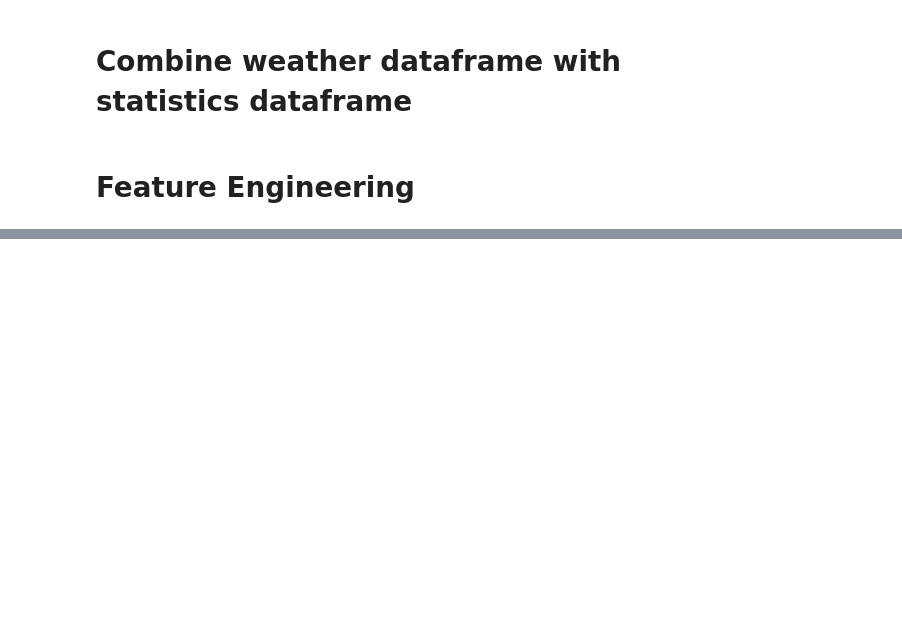
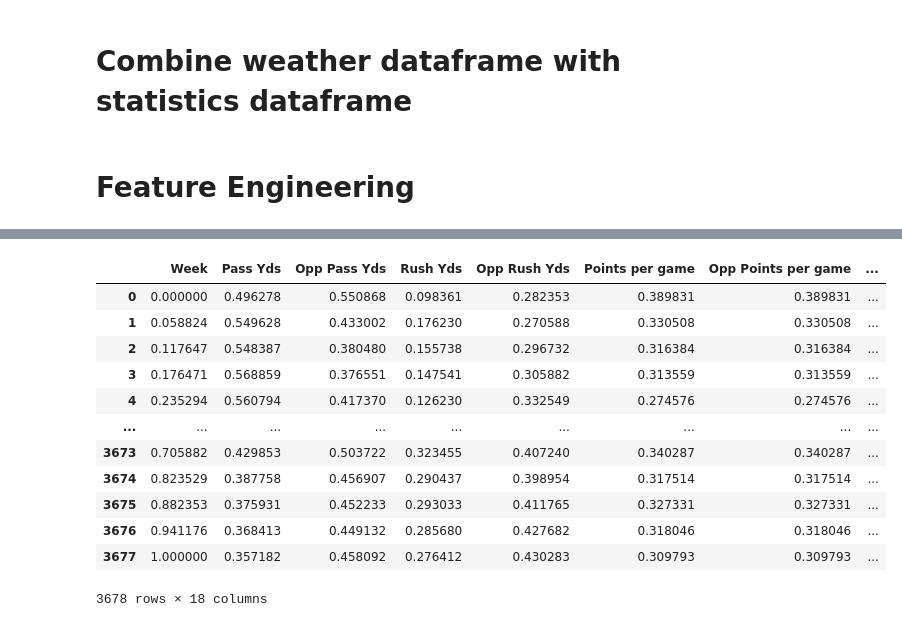
Before and after one commit to TylerG101/NFL_betting_algorithm, a Jupyter notebook: Functions_and_Notebooks/Data_scraping_cleaning.ipynb, the cells around one changed output, grey strips where cells are left out. Cells and saved outputs as stored; diff of their text form; code cells hidden in the pictures; blank space fills up the shorter version.

```diff
--- a/Functions_and_Notebooks/Data_scraping_cleaning.ipynb
+++ b/Functions_and_Notebooks/Data_scraping_cleaning.ipynb
@@ -281,2 +307,26 @@ label_column = le.fit_transform(train_data_raw['Result'])
+# %%
+###For the team names and opponent team names, we'll encode this manually as we want to have the same encoding for both columns
+###Make a dict with our mapping
+Teams = [x for x in train_data_raw['Team'].unique()]
+Team_mapping = {}
+for i in range(len(Teams)):
+    Team_mapping[Teams[i]] = i
+
+###Now encode the Team and Opp Team features with this mapping
+Team_encoded = []
+for i in train_data_raw['Team']:
+    Team_encoded.append(Team_mapping[i])
+Team_encoded = pd.DataFrame(Team_encoded)
+
+Opp_Team_encoded = []
+for i in train_data_raw['Opp Team']:
+    Opp_Team_encoded.append(Team_mapping[i])
+Opp_Team_encoded = pd.DataFrame(Opp_Team_encoded)
+# %%
+#Now these need to be scaled
+Team_encoded = pd.DataFrame(scaler.fit_transform(Team_encoded))
+Team_encoded.columns = ['Team']
+Opp_Team_encoded = pd.DataFrame(scaler.fit_transform(Opp_Team_encoded))
+Opp_Team_encoded.columns = ['Opp Team']
 # %%
 ###The Location column can be binarized for home or away (NaN or @ here)
@@ -289,2 +338,31 @@ Weather = ohe.fit_transform(pd.DataFrame(train_data_raw['Weather']))
 # %%
-###The rest of the features are numerical, so we will standardize and normalize (temperature is included here, we just need to strip off the °F)
+###The rest of the features are numerical, so we will standardize (temperature is included here, we just need to strip off the °F)
+num_feats = ['Week', 'Pass Yds', 'Opp Pass Yds', 'Rush Yds', 'Opp Rush Yds', 'Points per game', 'Opp Points per game', 'Sacks', 'Opp Sacks',
+             'Cmp', 'Opp Cmp', 'Plays', 'Opp Plays', '3DConv', '3DConv Allowed', 'Yards per Play', 'Opp Yards per Play', 'Temperature']
+# %%
+###Strip off the Fahrenheit symbol from the temperature readings
+train_data_raw['Temperature'] = train_data_raw['Temperature'].str.replace(' °F', '')
+train_data_raw['Temperature'] = pd.to_numeric(train_data_raw['Temperature'])
+# %%
+###Make a loop to scale all of the remaining features
+scaled_feat_df = pd.DataFrame()
+for feature in num_feats:
+    scaled_feat = pd.DataFrame(scaler.fit_transform(train_data_raw[[feature]]))
+    scaled_feat.columns = [feature]
+    scaled_feat_df = pd.concat([scaled_feat_df, scaled_feat], axis=1)
+
+scaled_feat_df
+# %% [output]
+|  | Week | Pass Yds | Opp Pass Yds | Rush Yds | Opp Rush Yds | Points per game | Opp Points per game | ... |
+| 0 | 0.000000 | 0.496278 | 0.550868 | 0.098361 | 0.282353 | 0.389831 | 0.389831 | ... |
+| 1 | 0.058824 | 0.549628 | 0.433002 | 0.176230 | 0.270588 | 0.330508 | 0.330508 | ... |
+| 2 | 0.117647 | 0.548387 | 0.380480 | 0.155738 | 0.296732 | 0.316384 | 0.316384 | ... |
+| 3 | 0.176471 | 0.568859 | 0.376551 | 0.147541 | 0.305882 | 0.313559 | 0.313559 | ... |
+| 4 | 0.235294 | 0.560794 | 0.417370 | 0.126230 | 0.332549 | 0.274576 | 0.274576 | ... |
+| ... | ... | ... | ... | ... | ... | ... | ... | ... |
+| 3673 | 0.705882 | 0.429853 | 0.503722 | 0.323455 | 0.407240 | 0.340287 | 0.340287 | ... |
+| 3674 | 0.823529 | 0.387758 | 0.456907 | 0.290437 | 0.398954 | 0.317514 | 0.317514 | ... |
+| 3675 | 0.882353 | 0.375931 | 0.452233 | 0.293033 | 0.411765 | 0.327331 | 0.327331 | ... |
+| 3676 | 0.941176 | 0.368413 | 0.449132 | 0.285680 | 0.427682 | 0.318046 | 0.318046 | ... |
+| 3677 | 1.000000 | 0.357182 | 0.458092 | 0.276412 | 0.430283 | 0.309793 | 0.309793 | ... |
+3678 rows × 18 columns
```
Also changed, not shown: parts of 8 cells of this notebook.
